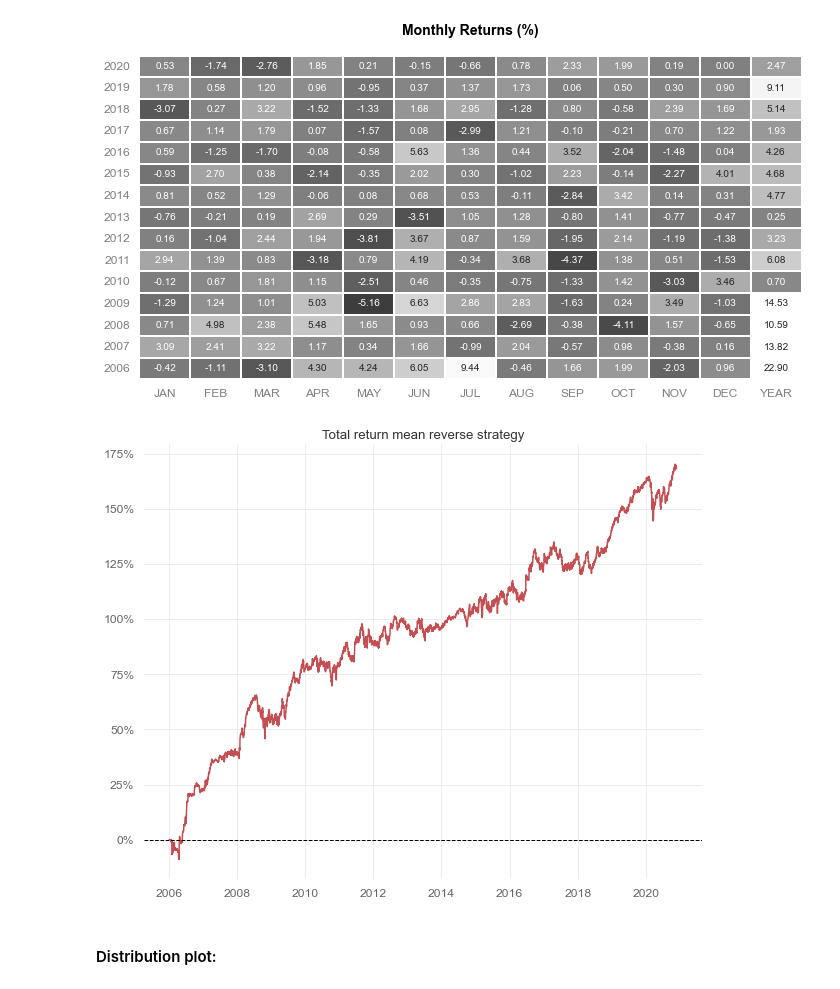
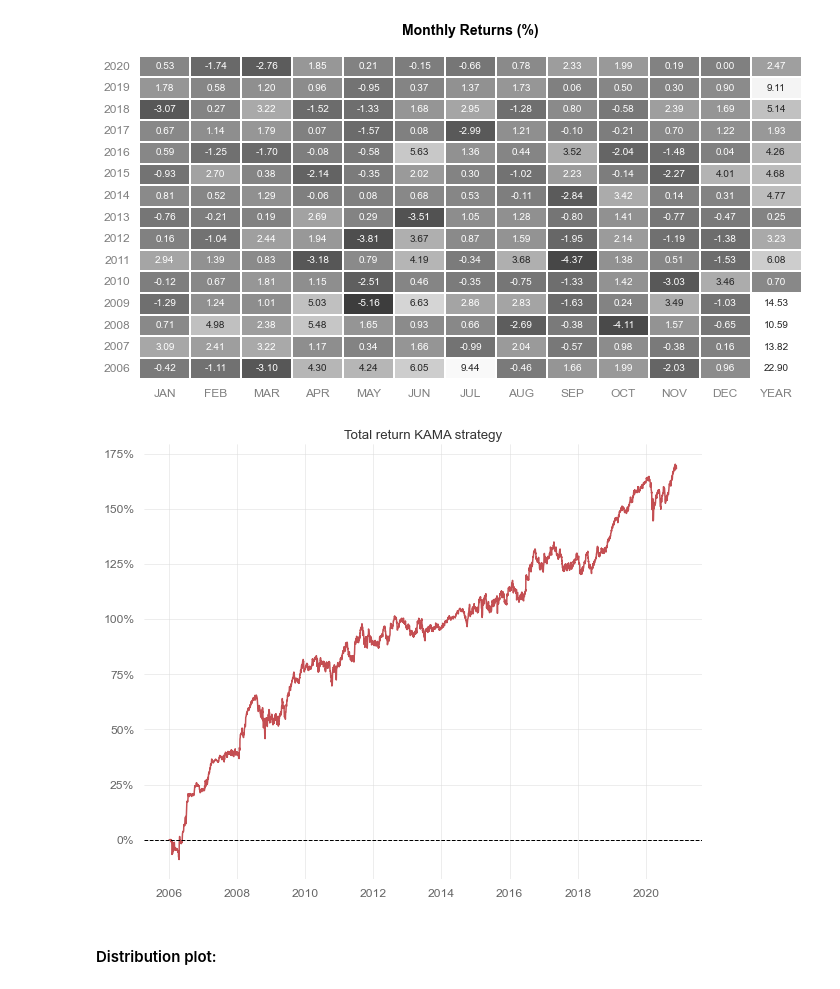
Before and after one commit to zazzooo/MATS, a Jupyter notebook: notebooks/report_KAMA.ipynb, the cells around one changed output. Saved outputs shown, nothing was run; the diff lists cells and outputs as text; code cells hidden in the pictures.

```diff
--- a/notebooks/report_KAMA.ipynb
+++ b/notebooks/report_KAMA.ipynb
@@ -42,7 +42,7 @@ currencies_list = ['UUP', 'CYB', 'FXB', 'FXE', 'FXY', 'FXA', 'ULE', 'FXC',
               'FXF', 'DVB', 'UND','CEW', 'USDU', 'EUO', 'YCL']
 
 list_securities = USequity_list + GLOBequity_list + bond_list + commodities_list + currencies_list
-list_securities = ['SPY']
+list_securities = currencies_list
 debug_xl = False
 
 start_date = '2006-01-03'
@@ -118,7 +118,7 @@ def filter_dataframe_holcv(df_tot, list_securities):
         df_output.dropna(inplace = True)
     return df_output
 
-def create_kama_signal_df(data):
+def create_kama_signal_df(data, lenght = None, fast = None, slow = None):
     '''
     input
     data: pandas dataframe with prices of securities (name of the column security)
@@ -130,7 +130,7 @@ def create_kama_signal_df(data):
     df_kama = pd.DataFrame()
     for sec in data.columns:
         sec_df = pd.DataFrame(columns = [sec])
-        sec_df[sec] = (ta.overlap.kama(data[sec].dropna()) - data[sec]) #subtracting the long and the short
+        sec_df[sec] = (ta.overlap.kama(data[sec].dropna(), lenght = lenght, fast = fast, slow = slow) - data[sec]) #subtracting the long and the short
         #sec_df[sec] = sec_df[sec].apply(lambda x: 1 if x>0 else -1)
         final_df[sec] = sec_df[sec]
     final_df = final_df.applymap(lambda x: 1 if x>0 else -1, na_action = 'ignore') #subsitute positive value with 1 and negative with a -1
@@ -277,29 +318,29 @@ fig_table = fig
 # %%
 from quantstats.stats import compsum
 from quantstats._plotting.core import format_pct_axis
 from matplotlib.ticker import (
     FormatStrFormatter as _FormatStrFormatter,
     FuncFormatter as _FuncFormatter
 )
 
 #returns = dict_df['x1 leverage']['Tot']
 fig, ax = plt.subplots(figsize=(12,8))
-ax.set_title('Total return mean reverse strategy')
+ax.set_title('Total return KAMA strategy')
 ax.spines['top'].set_visible(False)
 ax.spines['right'].set_visible(False)
 ax.spines['bottom'].set_visible(False)
 ax.spines['left'].set_visible(False)
 fig.set_facecolor('white')
 ax.set_facecolor('white')
 ax.plot(compsum(data_earnings['Tot']), lw=1.5, color='r', alpha=1)
 ax.axhline(0, ls="--", lw=1, color="#000000", zorder=2)
 ax.yaxis.set_major_formatter(_FuncFormatter(format_pct_axis))
 #ax.legend()
 fig = ax.get_figure()
 fig.set_size_inches(10,8)
 #fig.savefig('../img/satchell_1x_leverage.png')
 # %% [output]
-[figure, old version]
+[figure, new version]
 # %% [markdown]
 #### Distribution plot:
 # %%
```
Also changed, not shown: parts of 9 cells of this notebook, 11 other files.
